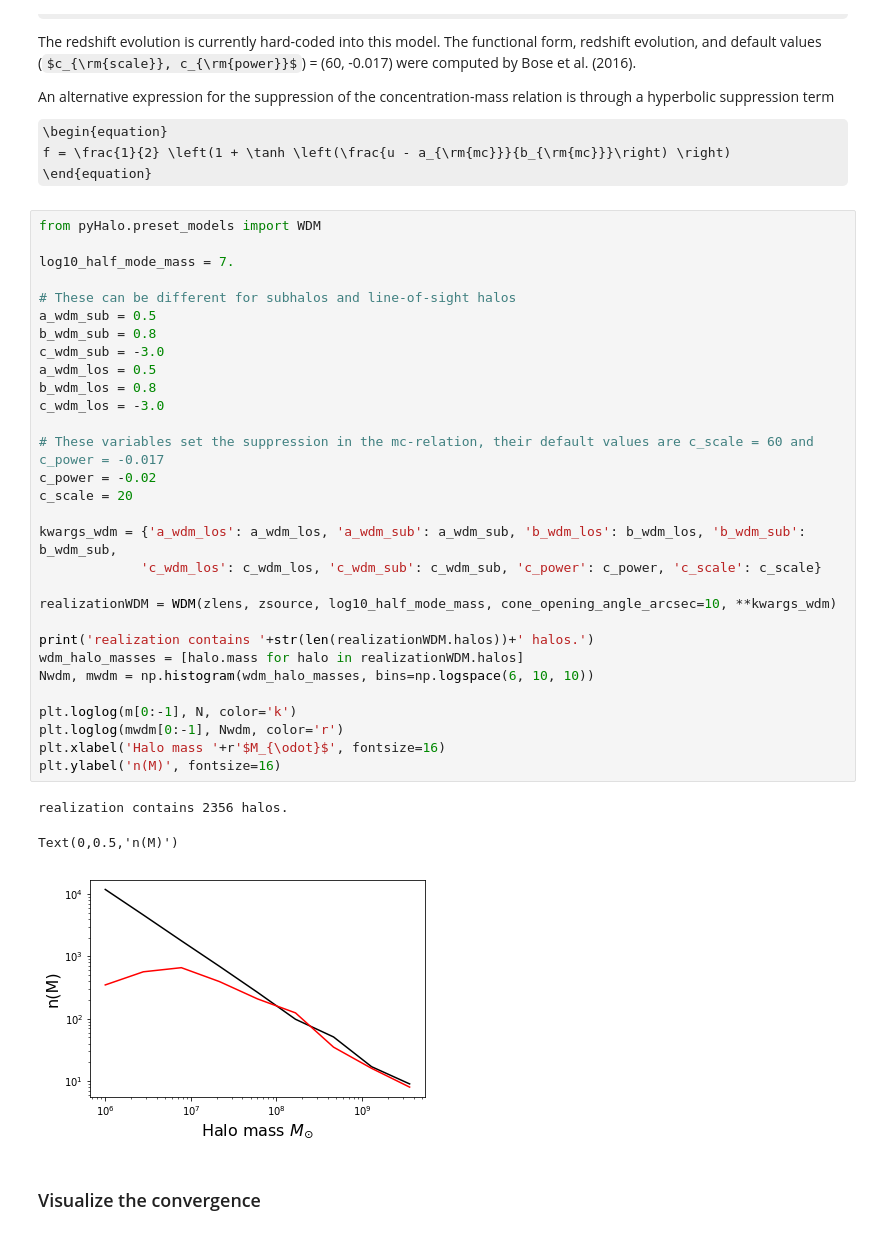
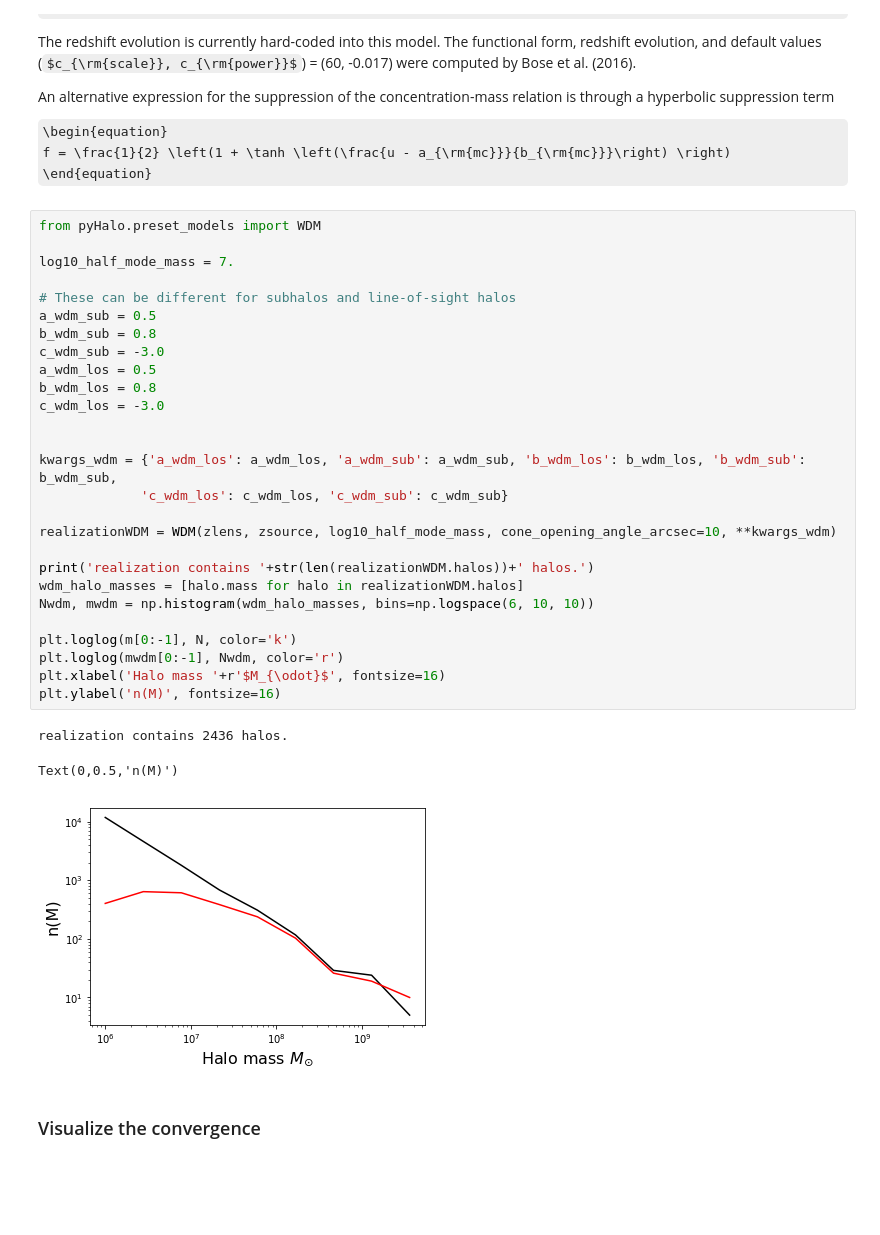
Before and after one commit to dangilman/pyHalo, a Jupyter notebook: example_notebooks/warm_dark_matter.ipynb, the cells around one changed output. Cells and saved outputs as stored; diff of their text form; some formulas as TeX source; blank space fills up the shorter version.

```diff
--- a/example_notebooks/warm_dark_matter.ipynb
+++ b/example_notebooks/warm_dark_matter.ipynb
@@ -50,37 +50,34 @@ f = \frac{1}{2} \left(1 + \tanh \left(\frac{u - a_{\rm{mc}}}{b_{\rm{mc}}}\right)
 # %%
 from pyHalo.preset_models import WDM
 
 log10_half_mode_mass = 7.
 
 # These can be different for subhalos and line-of-sight halos
 a_wdm_sub = 0.5
 b_wdm_sub = 0.8
 c_wdm_sub = -3.0
 a_wdm_los = 0.5
 b_wdm_los = 0.8
 c_wdm_los = -3.0
 
-# These variables set the suppression in the mc-relation, their default values are c_scale = 60 and c_power = -0.017
-c_power = -0.02
-c_scale = 20
 
 kwargs_wdm = {'a_wdm_los': a_wdm_los, 'a_wdm_sub': a_wdm_sub, 'b_wdm_los': b_wdm_los, 'b_wdm_sub': b_wdm_sub,
-             'c_wdm_los': c_wdm_los, 'c_wdm_sub': c_wdm_sub, 'c_power': c_power, 'c_scale': c_scale}
+             'c_wdm_los': c_wdm_los, 'c_wdm_sub': c_wdm_sub}
 
 realizationWDM = WDM(zlens, zsource, log10_half_mode_mass, cone_opening_angle_arcsec=10, **kwargs_wdm)
 
 print('realization contains '+str(len(realizationWDM.halos))+' halos.')
 wdm_halo_masses = [halo.mass for halo in realizationWDM.halos]
 Nwdm, mwdm = np.histogram(wdm_halo_masses, bins=np.logspace(6, 10, 10))
 
 plt.loglog(m[0:-1], N, color='k')
 plt.loglog(mwdm[0:-1], Nwdm, color='r')
 plt.xlabel('Halo mass '+r'$M_{\odot}$', fontsize=16)
 plt.ylabel('n(M)', fontsize=16)
 # %% [output]
-realization contains 2356 halos.
+realization contains 2436 halos.
 Text(0,0.5,'n(M)')
-[figure, old version]
+[figure, new version]
 # %% [markdown]
 ### Visualize the convergence
 # %%
```
Also changed, not shown: parts of 4 cells of this notebook, 2 other files.
